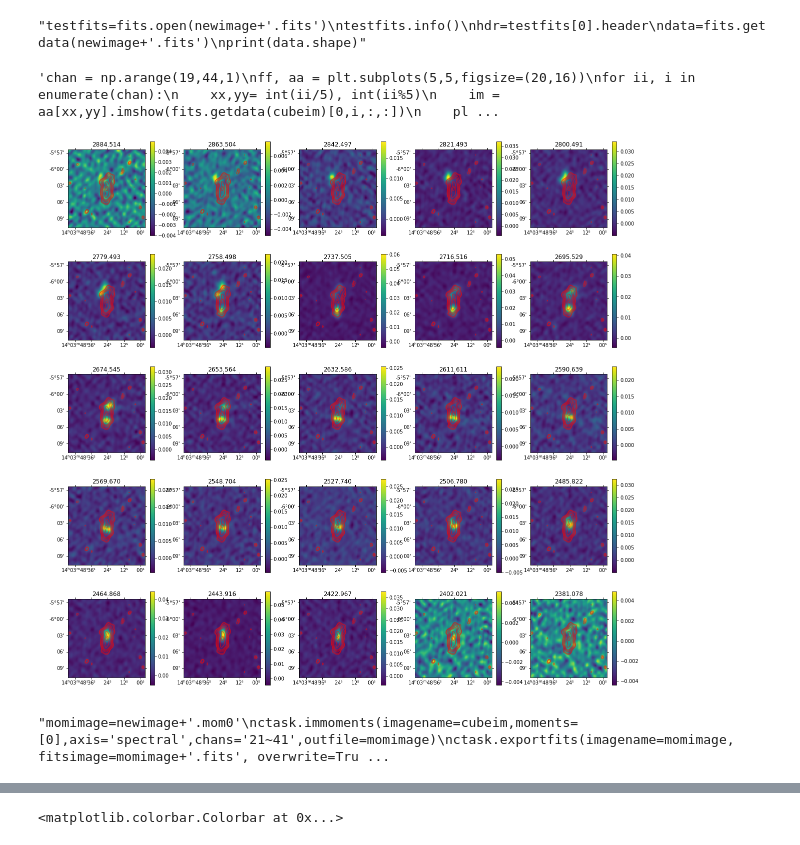
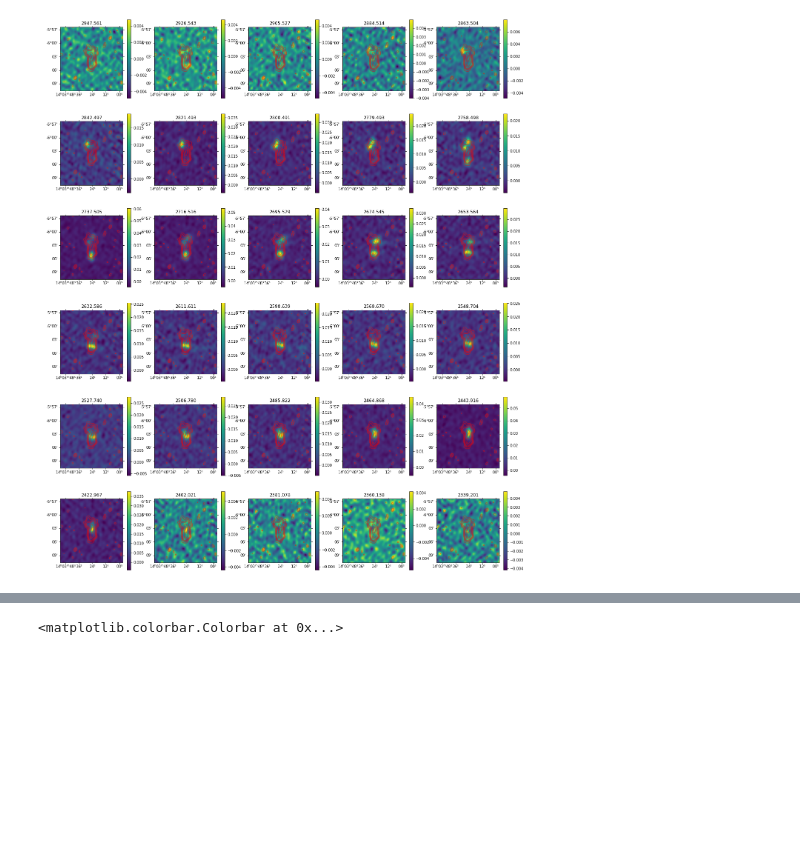
Before and after one commit to spectram/meerchoirs, a Jupyter notebook: g1vla-analysis.ipynb, the cells around one changed output, grey strips where cells are left out. Cells and saved outputs as stored; diff of their text form; code cells hidden in the pictures; blank space fills up the shorter version.

```diff
--- a/g1vla-analysis.ipynb
+++ b/g1vla-analysis.ipynb
@@ -9,68 +9,29 @@ from spectral_cube import SpectralCube as sc
 import astropy.units as U
 import warnings
 warnings.filterwarnings('ignore')
-# %%
-path="G1-data/VLA/"
-name=path+"J1403_briggs_contsub_pbcor.image"
-newimage=path+'J1403-box.image'
-cubeim=newimage+'.fits'
-#ctask.imregrid(imagename=name,template='J2000',output=name+'.regrid',overwrite=True)
-#ctask.imsubimage(imagename=name+'.regrid',outfile=newimage,region='centerbox [[80pix, 78pix], [60pix, 60pix]]',overwrite=True)#chans='15~47'
-#ctask.exportfits(imagename=newimage, fitsimage=cubeim, overwrite=True)
-
-"""testfits=fits.open(newimage+'.fits')
-testfits.info()
-hdr=testfits[0].header
-data=fits.getdata(newimage+'.fits')
-print(data.shape)"""
-# %% [output]
-"testfits=fits.open(newimage+'.fits')\ntestfits.info()\nhdr=testfits[0].header\ndata=fits.getdata(newimage+'.fits')\nprint(data.shape)"
-# %%
-#Additional commands required to convert channel to vel and pix to coordinates
-
-"""chan = np.arange(19,44,1)
-ff, aa = plt.subplots(5,5,figsize=(20,16))
-for ii, i in enumerate(chan):
-    xx,yy= int(ii/5), int(ii%5)
-    im = aa[xx,yy].imshow(fits.getdata(cubeim)[0,i,:,:])
-    plt.colorbar(im, ax=aa[xx,yy])
-    aa[xx,yy].set_title(i)"""
-# %% [output]
-'chan = np.arange(19,44,1)\nff, aa = plt.subplots(5,5,figsize=(20,16))\nfor ii, i in enumerate(chan):\n    xx,yy= int(ii/5), int(ii%5)\n    im = aa[xx,yy].imshow(fits.getdata(cubeim)[0,i,:,:])\n    pl ...
 # %%
-#Method 1 - Using Spectral Cube; There are other methods using casatask
+path="G1-data/VLA/"
+cubeim=path+'J1403-box.image.fits'
+newcube=sc.read(cubeim)
+velcube=newcube.with_spectral_unit(unit=U.km/U.s, velocity_convention='optical',rest_value=1.420405745510*U.GHz) #Converting cube to vel scale
+vel_rad=velcube.spectral_axis
 
-newcube=sc.read(cubeim)
-vel_rad=(newcube.with_spectral_unit(unit=U.km/U.s, velocity_convention='optical',rest_value=1.420405745510*U.GHz)).spectral_axis
-#print(newcube.wcs.wcs_pix2world(0,0,0,0))
+velcube_chan=velcube[15:47,:,:]
+mom0=velcube_chan.moment(order=0) #Moment 0 with Spectral Cube
+#mom0.write('J1403-box.mom0.fits', overwrite=True)
 
-levels =[0.9, 1.15, 1.76, 2.37, 3.07, 4.8, 5.52]
-momconto=fits.getdata(path+'sc-mom0.fits',interpolation='hanning')[:,:]
+levels =[1.15, 1.76, 2.37, 3.07, 4.8, 5.52]
 
-chan = np.arange(19,44,1)
-plt.figure(figsize=(20,20))
+chan = np.arange(16,46,1)
+plt.figure(figsize=(22,32))
 for ii, i in enumerate(chan):
-    ax = plt.subplot(5,5,ii+1, projection=newcube[0].wcs)
+    ax = plt.subplot(7,5,ii+1, projection=newcube[0].wcs)
     im=ax.imshow(fits.getdata(cubeim)[0,i,:,:])
     ax.set_xlabel(' ')
     ax.set_ylabel(' ')
     plt.colorbar(im)
     ax.set_title('%.3f'%(vel_rad[i].value))
-    ax.contour(momconto, colors=['red'], alpha=0.5, levels=levels)
-
-#plot_channel_maps
+    ax.contour(mom0.data, colors=['red'], alpha=0.5, levels=levels)
 # %% [output]
-[figure, old version]
+[figure, new version]
-# %%
-#Moment Map with immoments
-
-"""momimage=newimage+'.mom0'
-ctask.immoments(imagename=cubeim,moments=[0],axis='spectral',chans='21~41',outfile=momimage)
-ctask.exportfits(imagename=momimage, fitsimage=momimage+'.fits', overwrite=True)
-
-fff,mo=plt.subplots(1,1,figsize=(16,16))
-mom0=mo.imshow(fits.getdata(momimage+'.fits',interpolation='hanning')[0,0,:,:])
-plt.colorbar(mom0,ax=mo)"""
-# %% [output]
-"momimage=newimage+'.mom0'\nctask.immoments(imagename=cubeim,moments=[0],axis='spectral',chans='21~41',outfile=momimage)\nctask.exportfits(imagename=momimage, fitsimage=momimage+'.fits', overwrite=Tru ...
 # %%
```
Also changed, not shown: parts of 4 cells of this notebook, 6 other files.
